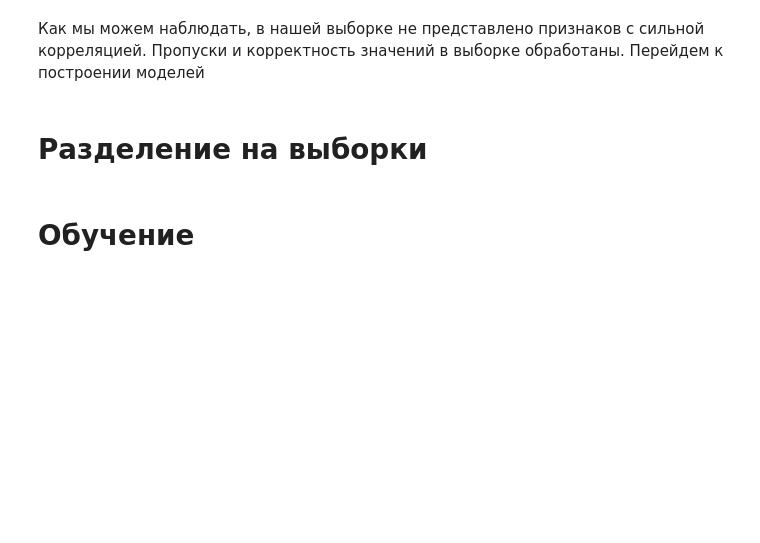
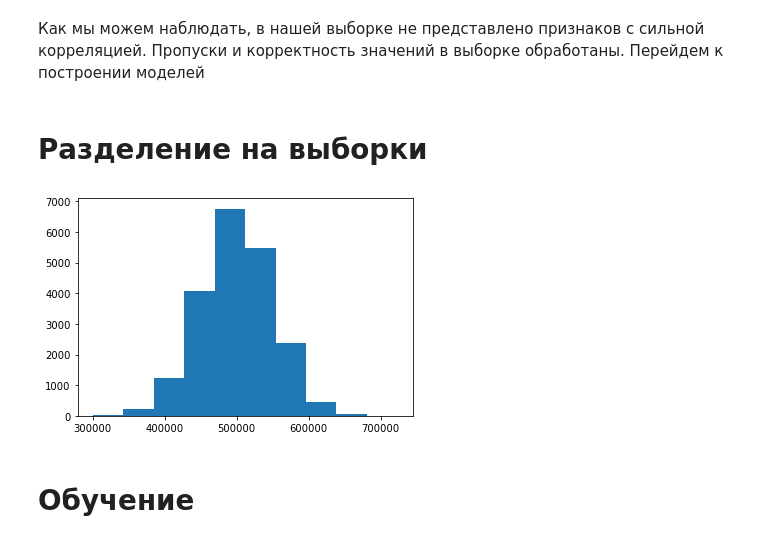
Before and after one commit to Stuksus/Credit_scoring_model, a Jupyter notebook: main.ipynb, the cells around one changed output. Cells and saved outputs as stored; diff of their text form; code cells hidden in the pictures; blank space fills up the shorter version.

```diff
--- a/main.ipynb
+++ b/main.ipynb
@@ -1234,24 +1287,26 @@ cs_training = pd.get_dummies(cs_training)
 # %%
 (design_train,
  design_test,
  target_train,
  target_test) = train_test_split(cs_training.drop(["serious_loan"],axis = 1),cs_training["serious_loan"],random_state = 42, test_size = 0.2)
-
-
 # (design_train,
 #  design_test,
 #  target_train,
 #  target_test) = train_test_split(X,
 #                                  y,random_state = 42,
 #                                  test_size = 0.2)
 
 # oversample = SMOTE()
 # design_train, target_train = oversample.fit_resample(design_train, target_train)
 # design_train = pd.DataFrame(design_train,columns=cs_training.drop(["serious_loan"],axis = 1).columns)
 # target_train = pd.Series(target_train)
 (design_valid,
  design_test,
  target_valid,
  target_test) = train_test_split(design_test, target_test, random_state = 42, test_size = 0.5)
+
+debt_test = gen_debt(500000,50000,design_test.shape[0],design_test.shape[0]*2)
+# %% [output]
+[figure, added]
 # %% [markdown]
 # Обучение
```
Also changed, not shown: parts of 71 cells of this notebook.
